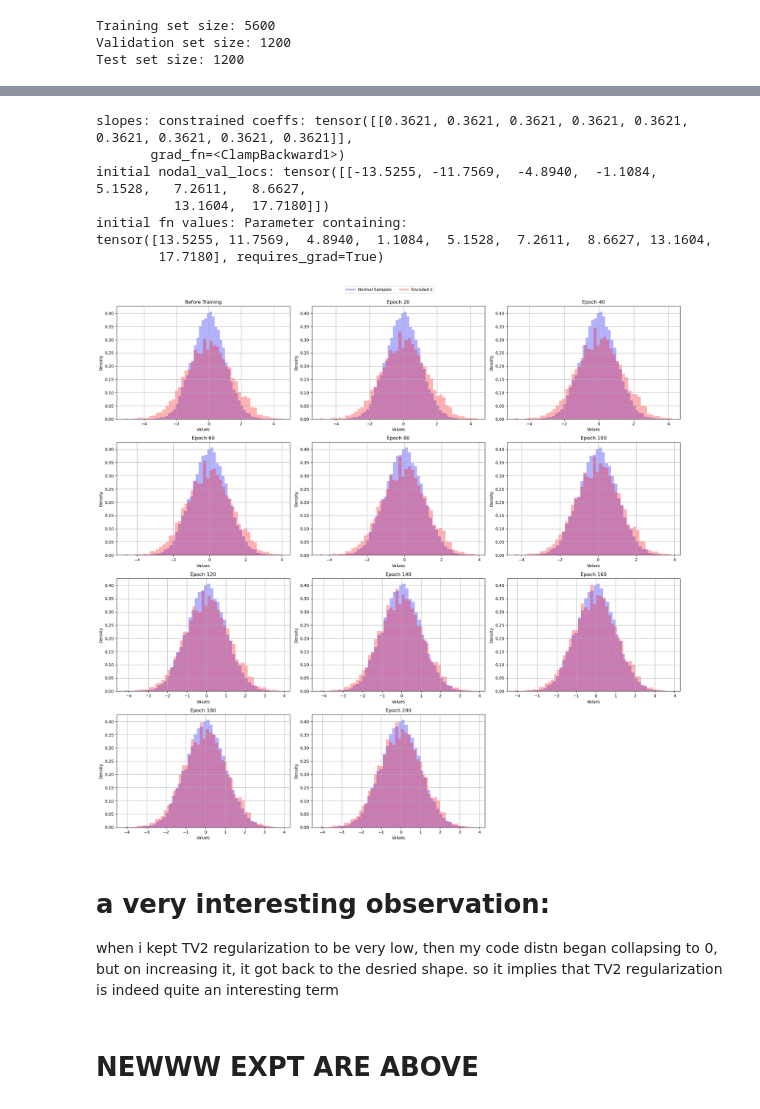
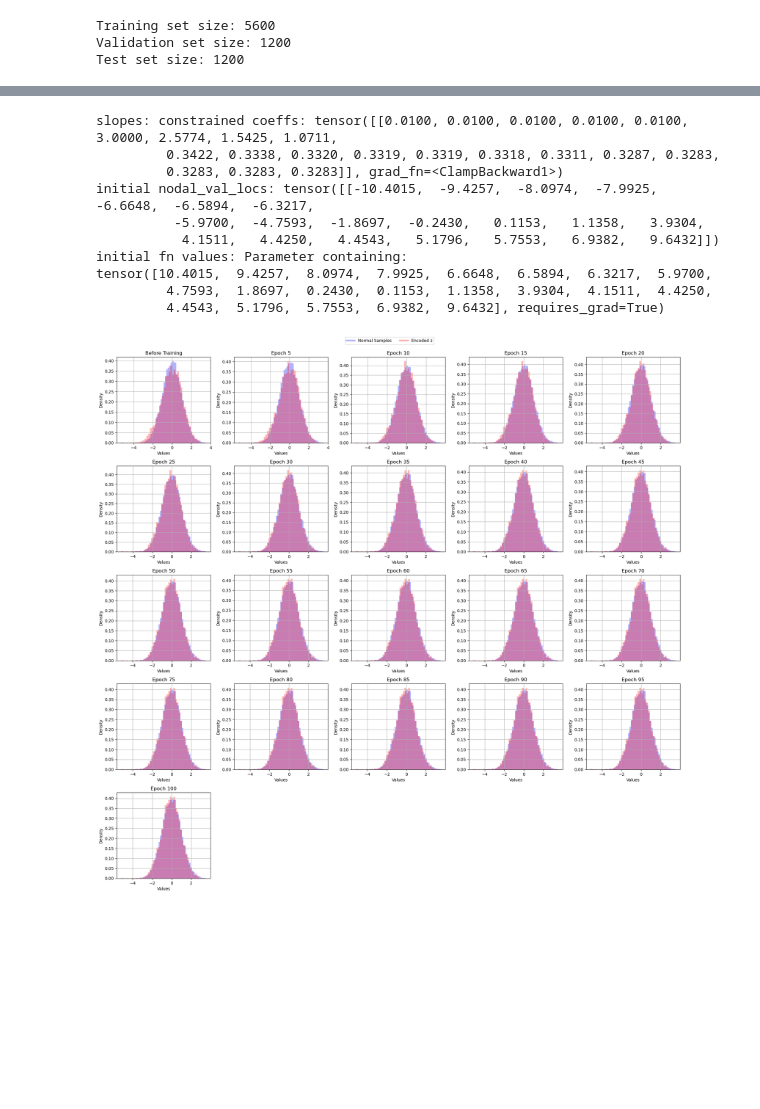
Before and after one commit to neelkanthrawat/Lipschitz_DSNN, a Jupyter notebook: with_TV2_regul.ipynb, the cells around one changed output, grey strips where cells are left out. Drawn from its saved outputs; the diff is of its cells as text; code cells hidden in the pictures; blank space fills up the shorter version.

Commit message:
result: tune the lambda_tv2 param for improvement in results

```diff
--- a/with_TV2_regul.ipynb
+++ b/with_TV2_regul.ipynb
@@ -555,7 +555,7 @@ def generate_unequally_spaced_sorted_numbers(start_val, end_val, N):
 
     return scaled_values
 # %%
-SIZE=9;RANGE=20; START_VAL=-6; END_VAL=11
+SIZE=21;RANGE=12; START_VAL=-6; END_VAL=11
 GRID_VALS= generate_unequally_spaced_sorted_numbers(start_val=START_VAL,end_val=END_VAL,N=SIZE)
 model2 = LinearSplineSlopeConstrained(
                 mode='fc',
@@ -648,6 +654,7 @@ def analyse_training(model_in, test_data,train_loss, val_loss,model_params_list,
     x2pos, y2pos = model_in.nodal_val_loc_tensor.detach().numpy(), model_in.slope_constrained_coefficients_vect.detach().numpy()
     # Add labels, title, and grid
     # plt.figure(figsize=(8,8))
+    plt.axhline(y=-mean/std_dev)
     plot_with_annotations(x2pos[0][:], y2pos[:],
                         title="splines (without TV2)", xlabel="x", ylabel="y")
     plt.legend()
@@ -694,17 +704,17 @@ tensor([13.5255, 11.7569,  4.8940,  1.1084,  5.1528,  7.2611,  8.6627, 13.1604,
 # %%
 train_loss2, val_loss2, epoch_wise_param_list,coeffs_unconstrained_evol2, coeffs_const_evol2 = train_and_evaluate(
-    model = model2,
+   model = model2,
     train_loader=train_loader,
     val_loader=val_loader,
-    num_epochs=200,
+    num_epochs=100,
     scheduler_type="ReduceLROnPlateau",
     lr=0.004,#0.004
-    print_after=20,
+    print_after=5,
     track_coefficients=1, #
     type_model="scls",
     tv2_regulation= 1,
-    lambda_tv2=0.5,
+    lambda_tv2=0.1,#0.095,
     gamma = 0.5, # schedular, learning rate decay factor
-    alpha_nll=1# We don;t need any alpha anymore! get rid of this in the code later
+    alpha_nll=1
 )
 # %% [output]
@@ -724,5 +736,5 @@ analyse_training(model_in=model2,
 train_loss=train_loss2, val_loss=val_loss2,
                 test_data=train_data, figsize=(20,20),
                 model_params_list=epoch_wise_param_list,
-                num_coeffs=10,print_model_params=0, plot_freq=20)
+                num_coeffs=10,print_model_params=0, plot_freq=5)
 # %% [output]
@@ -732,13 +744,11 @@ train_loss=train_loss2, val_loss=val_loss2,
-slopes: constrained coeffs: tensor([[0.3621, 0.3621, 0.3621, 0.3621, 0.3621, 0.3621, 0.3621, 0.3621, 0.3621]],
-       grad_fn=<ClampBackward1>)
-initial nodal_val_locs: tensor([[-13.5255, -11.7569,  -4.8940,  -1.1084,   5.1528,   7.2611,   8.6627,
-          13.1604,  17.7180]])
+slopes: constrained coeffs: tensor([[0.0100, 0.0100, 0.0100, 0.0100, 0.0100, 3.0000, 2.5774, 1.5425, 1.0711,
+         0.3422, 0.3338, 0.3320, 0.3319, 0.3319, 0.3318, 0.3311, 0.3287, 0.3283,
+         0.3283, 0.3283, 0.3283]], grad_fn=<ClampBackward1>)
+initial nodal_val_locs: tensor([[-10.4015,  -9.4257,  -8.0974,  -7.9925,  -6.6648,  -6.5894,  -6.3217,
+          -5.9700,  -4.7593,  -1.8697,  -0.2430,   0.1153,   1.1358,   3.9304,
+           4.1511,   4.4250,   4.4543,   5.1796,   5.7553,   6.9382,   9.6432]])
 initial fn values: Parameter containing:
-tensor([13.5255, 11.7569,  4.8940,  1.1084,  5.1528,  7.2611,  8.6627, 13.1604,
-        17.7180], requires_grad=True)
+tensor([10.4015,  9.4257,  8.0974,  7.9925,  6.6648,  6.5894,  6.3217,  5.9700,
+         4.7593,  1.8697,  0.2430,  0.1153,  1.1358,  3.9304,  4.1511,  4.4250,
+         4.4543,  5.1796,  5.7553,  6.9382,  9.6432], requires_grad=True)
-[figure, old version]
+[figure, new version]
-# %% [markdown]
-# a very interesting observation:
-when i kept TV2 regularization to be very low, then my code distn began collapsing to 0, but on increasing it, it got back to the desried shape. so it implies that TV2 regularization is indeed quite an interesting term
-# %% [markdown]
-# NEWWW EXPT ARE ABOVE
```
Also changed, not shown: parts of 23 cells of this notebook.
